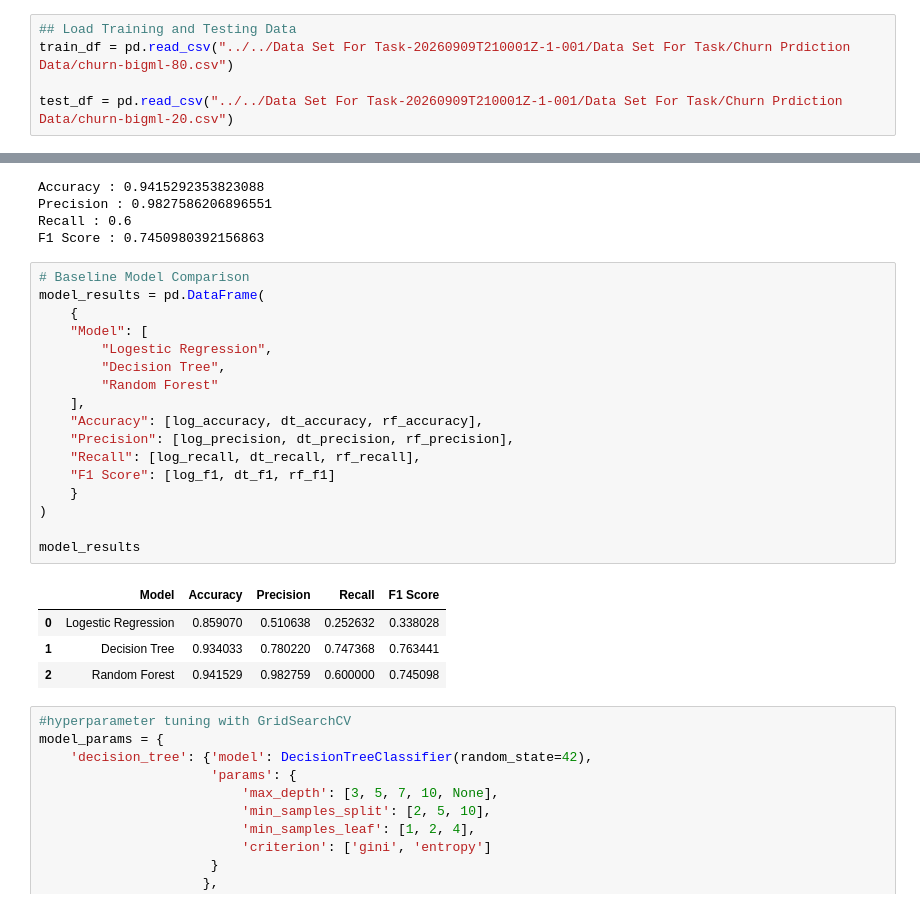
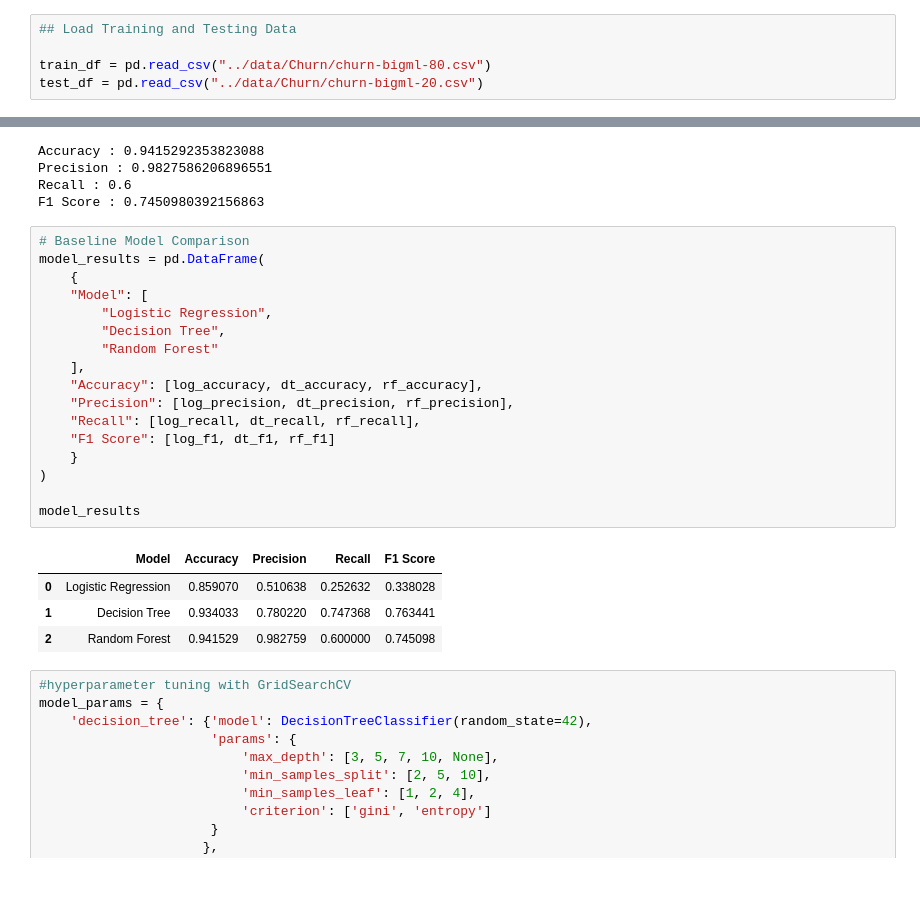
Before and after one commit to SaiLaoKham98/Codveda-Data-Analytics-Internship, a Jupyter notebook: 03_level_task_projects/Level3_Task1_Churn_Classification.ipynb, the cells around one changed output, grey strips where cells are left out. Drawn from its saved outputs; the diff is of its cells as text.

```diff
--- a/03_level_task_projects/Level3_Task1_Churn_Classification.ipynb
+++ b/03_level_task_projects/Level3_Task1_Churn_Classification.ipynb
@@ -41,9 +41,9 @@ from sklearn.metrics import (
 from sklearn.model_selection import GridSearchCV
 # %%
 ## Load Training and Testing Data
-train_df = pd.read_csv("../../Data Set For Task-20260909T210001Z-1-001/Data Set For Task/Churn Prdiction Data/churn-bigml-80.csv")
 
-test_df = pd.read_csv("../../Data Set For Task-20260909T210001Z-1-001/Data Set For Task/Churn Prdiction Data/churn-bigml-20.csv")
+train_df = pd.read_csv("../data/Churn/churn-bigml-80.csv")
+test_df = pd.read_csv("../data/Churn/churn-bigml-20.csv")
 # %%
 #Data Quality Assessment
 train_df.head()
@@ -283,23 +283,23 @@ F1 Score : 0.7450980392156863
 # %%
 # Baseline Model Comparison
 model_results = pd.DataFrame(
     {
     "Model": [
-        "Logestic Regression",
+        "Logistic Regression",
         "Decision Tree",
         "Random Forest"
     ],
     "Accuracy": [log_accuracy, dt_accuracy, rf_accuracy],
     "Precision": [log_precision, dt_precision, rf_precision],
     "Recall": [log_recall, dt_recall, rf_recall],
     "F1 Score": [log_f1, dt_f1, rf_f1]
     }
 )
 
 model_results
 # %% [output]
 |  | Model | Accuracy | Precision | Recall | F1 Score |
-| 0 | Logestic Regression | 0.859070 | 0.510638 | 0.252632 | 0.338028 |
+| 0 | Logistic Regression | 0.859070 | 0.510638 | 0.252632 | 0.338028 |
 | 1 | Decision Tree | 0.934033 | 0.780220 | 0.747368 | 0.763441 |
 | 2 | Random Forest | 0.941529 | 0.982759 | 0.600000 | 0.745098 |
 # %%
```
Also changed, not shown: 16 other files.
